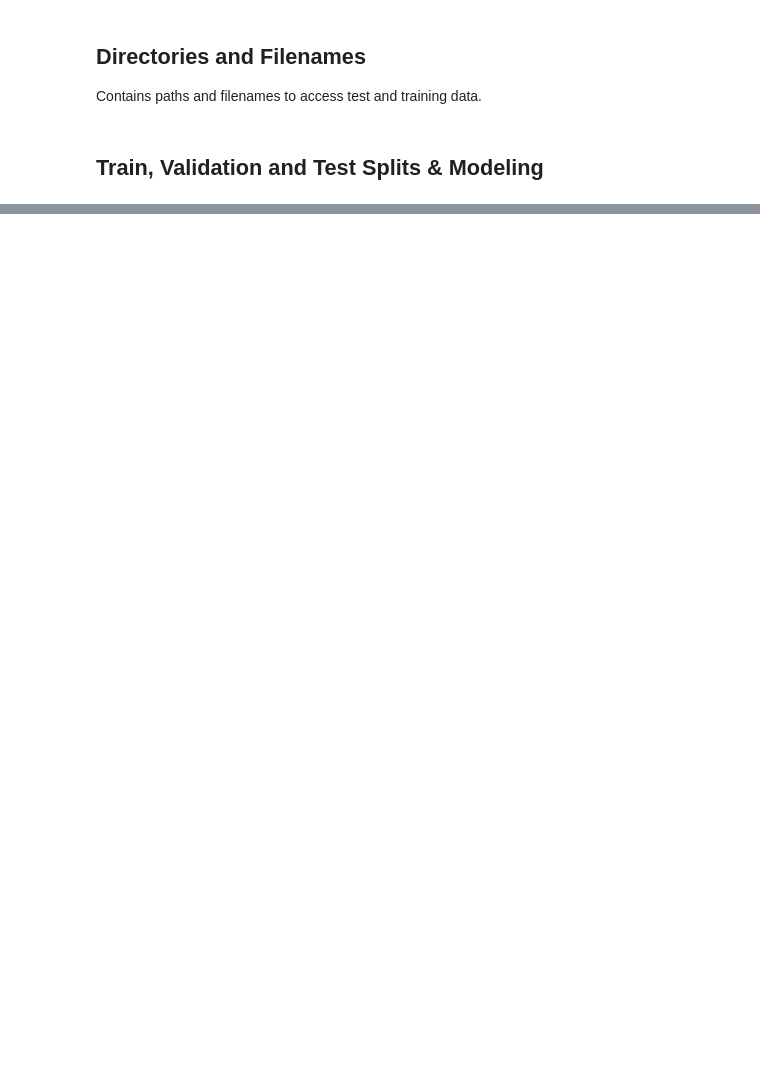
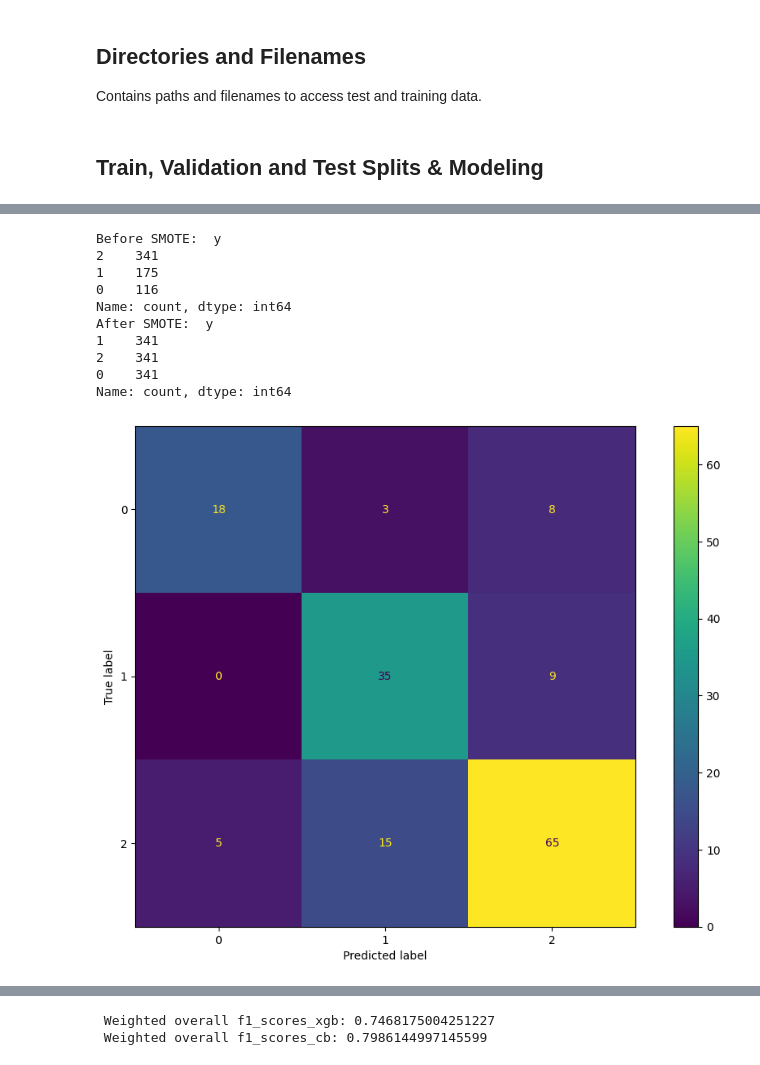
Before and after one commit to michael-fuest/tum-ai-multiclass-classification, a Jupyter notebook: src/modeling.ipynb, the cells around one changed output, grey strips where cells are left out. Cells and saved outputs as stored; diff of their text form; code cells hidden in the pictures; blank space fills up the shorter version.

```diff
--- a/src/modeling.ipynb
+++ b/src/modeling.ipynb
@@ -224,0 +209,14 @@ Evaluating random forest multiclass classifier and xgboost multiclass classifier
+# %%
+xgb_model_all_us, f1_xgb_all_us, cb_model_all_us, f1_cb_all_us = train_and_evaluate_different_models_for_splits([df_train], ['All'], upsample=True)
+# %% [output]
+Before SMOTE:  y
+2    341
+1    175
+0    116
+Name: count, dtype: int64
+After SMOTE:  y
+1    341
+2    341
+0    341
+Name: count, dtype: int64
+[figure, added]
@@ -224,0 +224,2 @@ Evaluating random forest multiclass classifier and xgboost multiclass classifier
+ Weighted overall f1_scores_xgb: 0.7468175004251227
+ Weighted overall f1_scores_cb: 0.7986144997145599
```
Also changed, not shown: parts of 14 cells of this notebook, 4 other files.
